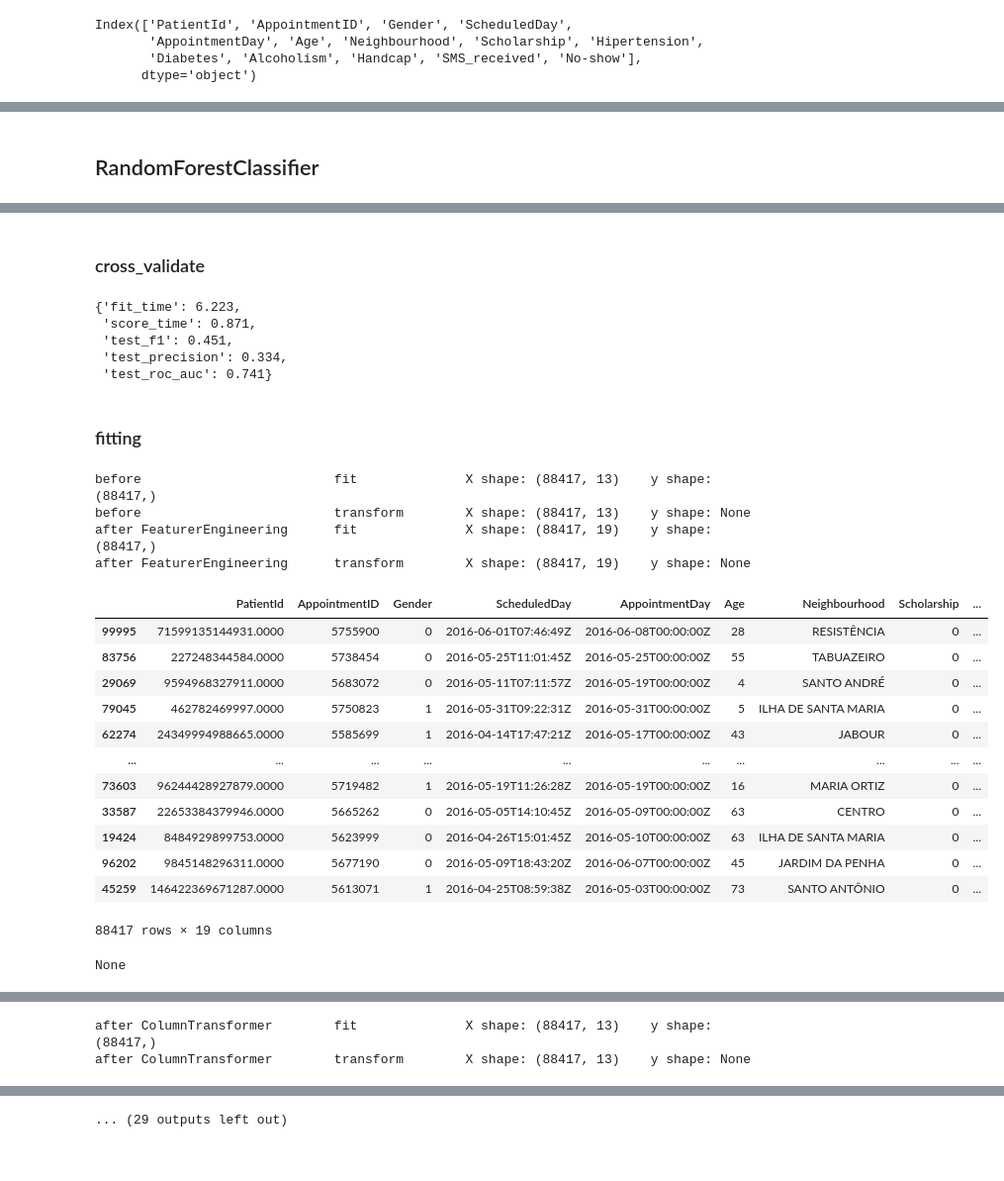
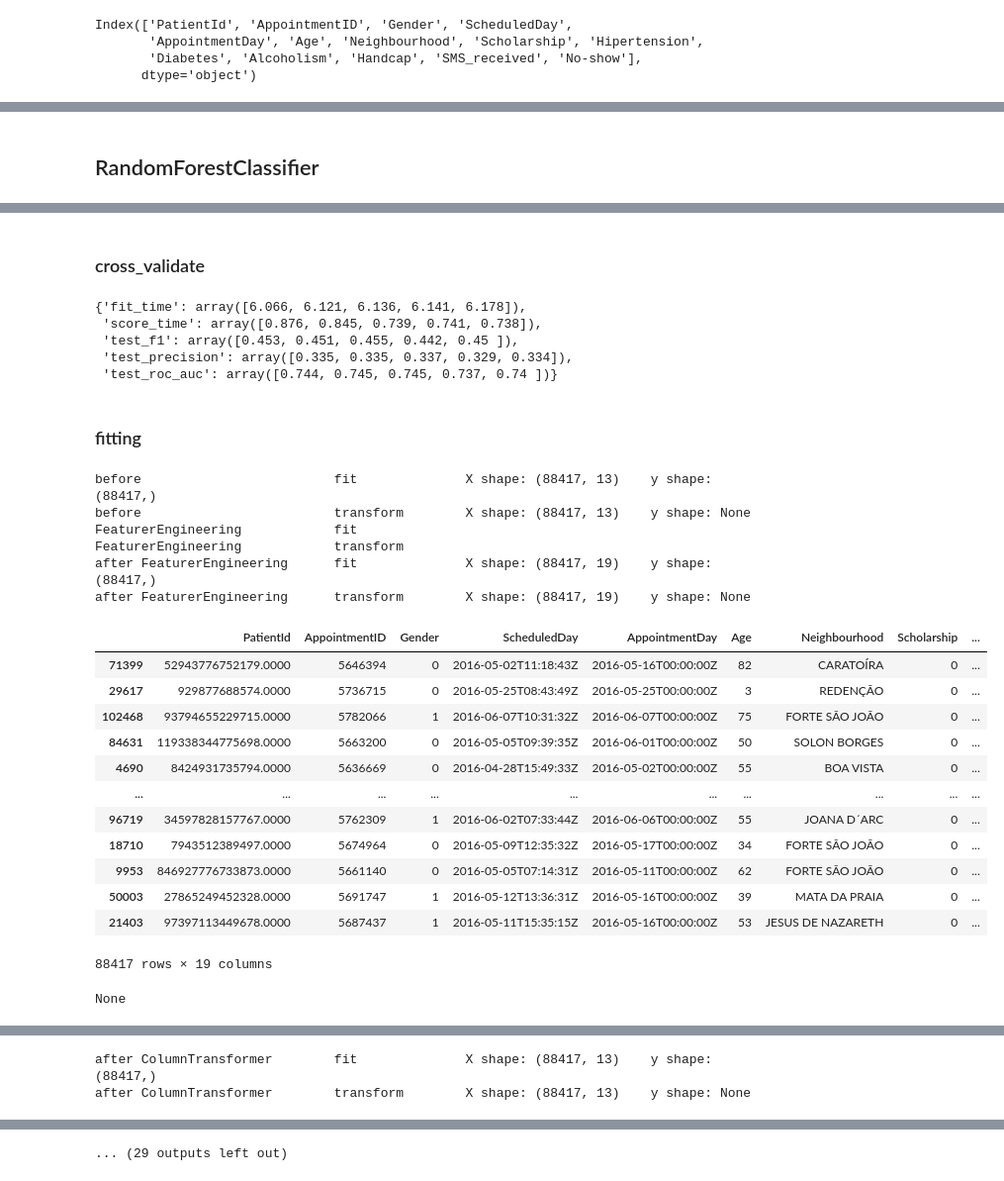
Before and after one commit to dm6801/noshow_dataset, a Jupyter notebook: no_show_v2.ipynb, the cells around one changed output, grey strips where cells are left out. Shown: that part at 99% size. Cells and saved outputs as stored; diff of their text form; code cells hidden in the pictures.

```diff
--- a/no_show_v2.ipynb
+++ b/no_show_v2.ipynb
@@ -163,14 +165,18 @@ class DebugTransformer(BaseEstimator, TransformerMixin):
 # %%
 class FeaturerEngineering(BaseEstimator, TransformerMixin):
 
-    def __init__(self, name=''):
+    def __init__(self, name='', verbose=[]):
         self.name = name if name else self.__class__.__name__
+        self.tag = f'{self.name:<30}'
+        self.verbose = verbose
 
 
     def fit(self, X, y=None):
         # print(f'{self.name:<30}', 'fit',
         #       '\t\tX shape:', X.shape,
         #       '\ty shape:', y.shape if isinstance(y, pd.Series) else '')
+        if 'fit' in self.verbose:
+            print(self.tag, 'fit')
 
         self.neighbourhood_ratio = (X.join(y)
                                     .pivot_table(
@@ -186,7 +192,7 @@ class FeaturerEngineering(BaseEstimator, TransformerMixin):
                                            columns=y.name,
                                            values='Age',
                                            aggfunc='count')
-                                    .apply(lambda x:x[1]/x[0], axis=1))
+                                       .apply(lambda x:x[1]/x[0], axis=1))
 
         return self
 
@@ -195,6 +201,8 @@ class FeaturerEngineering(BaseEstimator, TransformerMixin):
         # print(f'{self.name:<30}', 'transform',
         #       '\tX shape:', X.shape,
         #       '\ty shape:', y.shape if isinstance(y, pd.Series) else '')
+        if 'transform' in self.verbose:
+            print(self.tag, 'transform')
 
         neighbourhood = (X['Neighbourhood']
                          .map(self.neighbourhood_ratio)
@@ -331,5 +354,5 @@ def my_pipeline(estimator, remainder='drop', verbose=0):
 # %%
-def estimate(estimator, X, y, scoring=None, remainder='drop', verbose=0, *args, **kwargs):
+def execute(estimator, X, y, scoring=None, remainder='drop', verbose=0, *args, **kwargs):
 
 
     # verbose
@@ -350,40 +373,26 @@ def estimate(estimator, X, y, scoring=None, remainder='drop', verbose=0, *args,
 
 
     # split data
-    X_train, X_test, y_train, y_test = train_test_split(X, y, random_state=123,
+    X_train, X_test, y_train, y_test = train_test_split(X, y, random_state=random_state,
                                                         test_size=.2, shuffle=True, stratify=y)
 
 
     # cross validate
-    cross = cross_validate(pipeline, X_train, y_train, scoring=scoring, n_jobs=-1)
+    cross = cross_validate(pipeline, X_train, y_train, scoring=scoring, n_jobs=-1,
+                           cv=StratifiedKFold(shuffle=True, random_state=random_state))
     display(title('cross_validate'))
-    pprint({k: round(v.mean(), 3) for k, v in cross.items()}, width=1)
+    pprint({k: v.round(3) for k, v in cross.items()}, width=1)
     print()
 
 
     # fit, predict
     _print('fitting', pipeline.fit, X_train, y_train)
-    y_pred = _print('predeicting', pipeline.predict, X_test)
+    y_pred = _print('predicting', pipeline.predict, X_test)
     y_proba = _print('predicting probabilities', pipeline.predict_proba, X_test)[:, 1]
 
 
-    # confusion matrix
-    display(title('confusion matrix'))
-    conf_mtx = confusion_matrix(y_test, y_pred)
-    pprint(conf_mtx, width=1)
-    print()
-
-
     # scores
-    display(title('scores'))
-    if isinstance(scoring, str):
-        score_func = get_scorer(scoring)._score_func
-        print(score_func.__name__ , round(score_func(y_test, y_pred), 3))
-    else:
-        scores = {f.__name__:
-                  f(y_test, y_proba) if 'y_score' in f.__code__.co_varnames else f(y_test, y_pred)
-                  for f in map(lambda x:get_scorer(x)._score_func, scoring)}
-        pprint({k: round(v, 3) for k, v in scores.items()}, width=1)
+    scores(y_test, y_pred, y_proba, scoring)
 # %%
 # explicit pipeline
 
@@ -466,7 +486,7 @@ array([[11389,  6253],
 # %%
 # custom implicit pipeline, verbose=2
 
-estimate(RandomForestClassifier(random_state=100, class_weight='balanced',
+execute(RandomForestClassifier(random_state=random_state, class_weight='balanced',
                                 n_estimators=100, max_depth=13),
          X,
          y,
@@ -488,29 +509,31 @@ estimate(RandomForestClassifier(random_state=100, class_weight='balanced',
                                   'Diabetes', 'Alcoholism'])]),
  DebugTransformer(name='after ColumnTransformer', verbose=['transform']),
  RandomForestClassifier(class_weight='balanced', max_depth=13, random_state=100)]
 ### cross_validate
-{'fit_time': 6.223,
- 'score_time': 0.871,
- 'test_f1': 0.451,
- 'test_precision': 0.334,
- 'test_roc_auc': 0.741}
+{'fit_time': array([6.066, 6.121, 6.136, 6.141, 6.178]),
+ 'score_time': array([0.876, 0.845, 0.739, 0.741, 0.738]),
+ 'test_f1': array([0.453, 0.451, 0.455, 0.442, 0.45 ]),
+ 'test_precision': array([0.335, 0.335, 0.337, 0.329, 0.334]),
+ 'test_roc_auc': array([0.744, 0.745, 0.745, 0.737, 0.74 ])}
 ### fitting
 before                         fit              X shape: (88417, 13)    y shape: (88417,)
 before                         transform        X shape: (88417, 13)    y shape: None
+FeaturerEngineering            fit
+FeaturerEngineering            transform
 after FeaturerEngineering      fit              X shape: (88417, 19)    y shape: (88417,)
 after FeaturerEngineering      transform        X shape: (88417, 19)    y shape: None
 |  | PatientId | AppointmentID | Gender | ScheduledDay | AppointmentDay | Age | Neighbourhood | Scholarship | ... |
-| 99995 | 71599135144931.0000 | 5755900 | 0 | 2016-06-01T07:46:49Z | 2016-06-08T00:00:00Z | 28 | RESISTÊNCIA | 0 | ... |
-| 83756 | 227248344584.0000 | 5738454 | 0 | 2016-05-25T11:01:45Z | 2016-05-25T00:00:00Z | 55 | TABUAZEIRO | 0 | ... |
-| 29069 | 9594968327911.0000 | 5683072 | 0 | 2016-05-11T07:11:57Z | 2016-05-19T00:00:00Z | 4 | SANTO ANDRÉ | 0 | ... |
-| 79045 | 462782469997.0000 | 5750823 | 1 | 2016-05-31T09:22:31Z | 2016-05-31T00:00:00Z | 5 | ILHA DE SANTA MARIA | 0 | ... |
-| 62274 | 24349994988665.0000 | 5585699 | 1 | 2016-04-14T17:47:21Z | 2016-05-17T00:00:00Z | 43 | JABOUR | 0 | ... |
+| 71399 | 52943776752179.0000 | 5646394 | 0 | 2016-05-02T11:18:43Z | 2016-05-16T00:00:00Z | 82 | CARATOÍRA | 0 | ... |
+| 29617 | 929877688574.0000 | 5736715 | 0 | 2016-05-25T08:43:49Z | 2016-05-25T00:00:00Z | 3 | REDENÇÃO | 0 | ... |
+| 102468 | 93794655229715.0000 | 5782066 | 1 | 2016-06-07T10:31:32Z | 2016-06-07T00:00:00Z | 75 | FORTE SÃO JOÃO | 0 | ... |
+| 84631 | 119338344775698.0000 | 5663200 | 0 | 2016-05-05T09:39:35Z | 2016-06-01T00:00:00Z | 50 | SOLON BORGES | 0 | ... |
+| 4690 | 8424931735794.0000 | 5636669 | 0 | 2016-04-28T15:49:33Z | 2016-05-02T00:00:00Z | 55 | BOA VISTA | 0 | ... |
 | ... | ... | ... | ... | ... | ... | ... | ... | ... | ... |
-| 73603 | 96244428927879.0000 | 5719482 | 1 | 2016-05-19T11:26:28Z | 2016-05-19T00:00:00Z | 16 | MARIA ORTIZ | 0 | ... |
-| 33587 | 22653384379946.0000 | 5665262 | 0 | 2016-05-05T14:10:45Z | 2016-05-09T00:00:00Z | 63 | CENTRO | 0 | ... |
-| 19424 | 8484929899753.0000 | 5623999 | 0 | 2016-04-26T15:01:45Z | 2016-05-10T00:00:00Z | 63 | ILHA DE SANTA MARIA | 0 | ... |
-| 96202 | 9845148296311.0000 | 5677190 | 0 | 2016-05-09T18:43:20Z | 2016-06-07T00:00:00Z | 45 | JARDIM DA PENHA | 0 | ... |
-| 45259 | 146422369671287.0000 | 5613071 | 1 | 2016-04-25T08:59:38Z | 2016-05-03T00:00:00Z | 73 | SANTO ANTÔNIO | 0 | ... |
+| 96719 | 34597828157767.0000 | 5762309 | 1 | 2016-06-02T07:33:44Z | 2016-06-06T00:00:00Z | 55 | JOANA D´ARC | 0 | ... |
+| 18710 | 7943512389497.0000 | 5674964 | 0 | 2016-05-09T12:35:32Z | 2016-05-17T00:00:00Z | 34 | FORTE SÃO JOÃO | 0 | ... |
+| 9953 | 846927776733873.0000 | 5661140 | 0 | 2016-05-05T07:14:31Z | 2016-05-11T00:00:00Z | 62 | FORTE SÃO JOÃO | 0 | ... |
+| 50003 | 27865249452328.0000 | 5691747 | 1 | 2016-05-12T13:36:31Z | 2016-05-16T00:00:00Z | 39 | MATA DA PRAIA | 0 | ... |
+| 21403 | 97397113449678.0000 | 5687437 | 1 | 2016-05-11T15:35:15Z | 2016-05-16T00:00:00Z | 53 | JESUS DE NAZARETH | 0 | ... |
 88417 rows × 19 columns
 None
 |  | count | mean | std | min | 25% | 50% | 75% | max |
```
Also changed, not shown: parts of 12 cells of this notebook.
